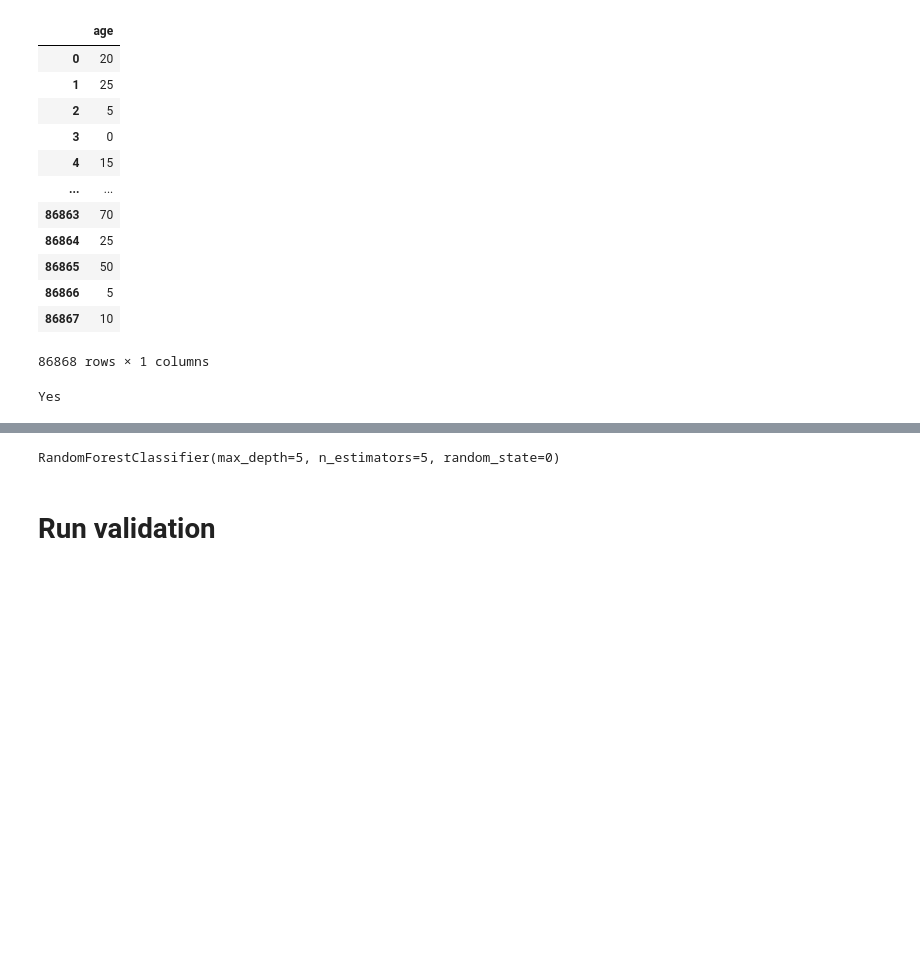
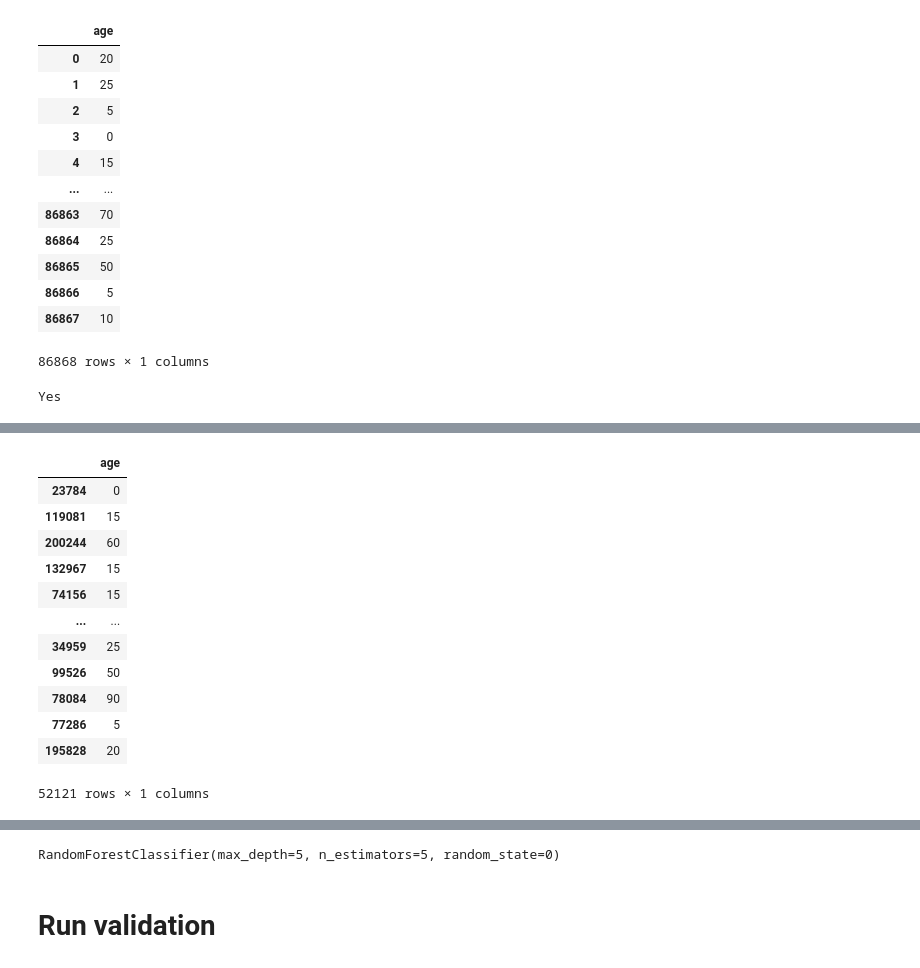
Before and after one commit to rswm/Earthquake-challenge, a Jupyter notebook: master_pipeline.ipynb, the cells around one changed output, grey strips where cells are left out. Drawn from its saved outputs; the diff is of its cells as text; code cells hidden in the pictures; blank space fills up the shorter version.

```diff
--- a/master_pipeline.ipynb
+++ b/master_pipeline.ipynb
@@ -102,0 +120,16 @@ X_train, X_test, y_train, y_test = train_test_split_function(selected_df,target_
+# %%
+X_test
+# %% [output]
+|  | age |
+| 23784 | 0 |
+| 119081 | 15 |
+| 200244 | 60 |
+| 132967 | 15 |
+| 74156 | 15 |
+| ... | ... |
+| 34959 | 25 |
+| 99526 | 50 |
+| 78084 | 90 |
+| 77286 | 5 |
+| 195828 | 20 |
+52121 rows × 1 columns
```
Also changed, not shown: parts of 7 cells of this notebook, 6 other files.
